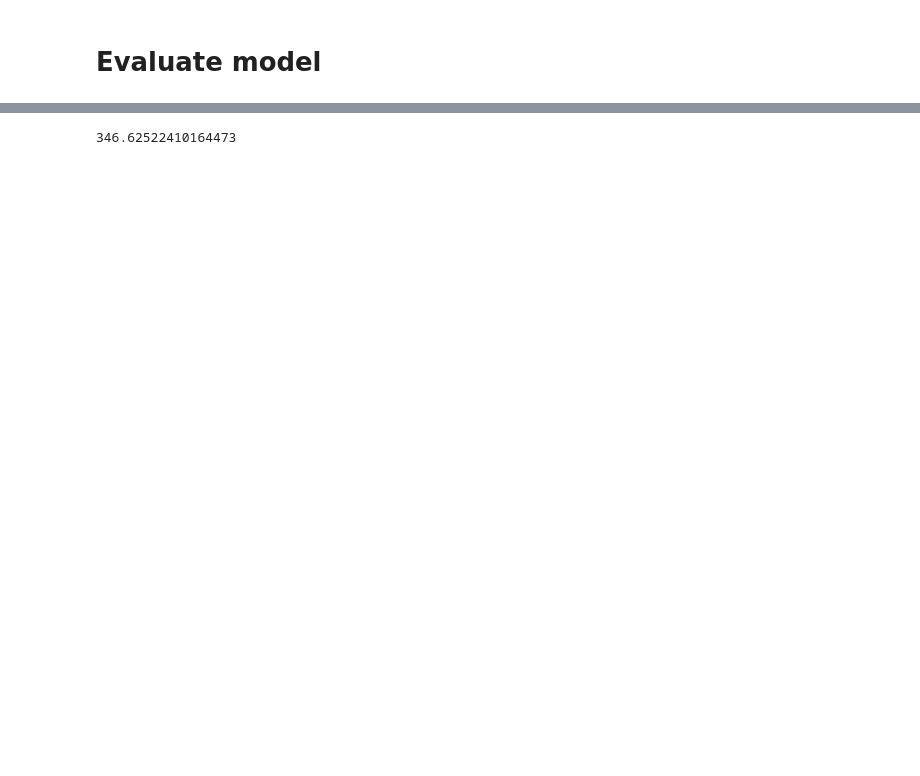
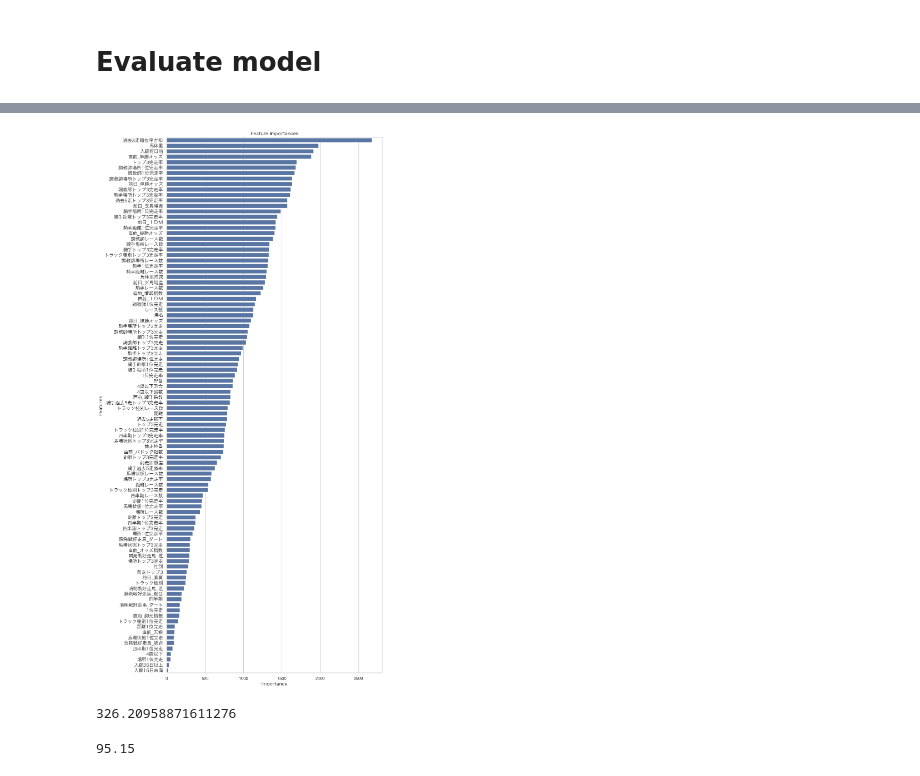
Before and after one commit to hankehly/JapanHorseRaceAnalytics, a Jupyter notebook: Training.ipynb, the cells around one changed output, grey strips where cells are left out. Drawn from its saved outputs; the diff is of its cells as text; code cells hidden in the pictures; blank space fills up the shorter version.

Commit message:
Visualize feature importances

```diff
--- a/Training.ipynb
+++ b/Training.ipynb
@@ -20,7 +20,7 @@ feature_dtypes = {
     # "単勝払戻金",
     # "複勝的中",
     # "複勝払戻金",
-    "本賞金": "float",
+    # "本賞金": "float",
     # "収得賞金",
     # "血統登録番号",
     "瞬発戦好走馬_芝": "category",
@@ -342,16 +321,54 @@ X_test
+# %%
+import matplotlib.pyplot as plt
+import seaborn as sns
+import matplotlib.font_manager as fm
+
+
+feature_importances = (
+    pd.DataFrame({'feature': X_train.columns, 'importance': final_model.feature_importances_})
+    .sort_values(by='importance', ascending=False)
+)
+
+jp_font = fm.FontProperties(fname='/System/Library/Fonts/ヒラギノ角ゴシック W3.ttc')
+
+sns.set(style="whitegrid")
+plt.figure(figsize=(10, 25))
+
+ax = sns.barplot(x="importance", y="feature", data=feature_importances)
+ax.set_title('Feature Importances', fontproperties=jp_font)
+ax.set_xlabel('Importance', fontproperties=jp_font)
+ax.set_ylabel('Features', fontproperties=jp_font)
+
+for label in ax.get_yticklabels():
+    label.set_fontproperties(jp_font)
+
+plt.show()
+# %% [output]
+[figure, added]
 # %%
-df_results = (
+results = (
     X_test
-    .assign(final_pred=final_pred)
+    .assign(pred=final_pred)
     .join(data[["レースキー", "馬番", "複勝払戻金", "複勝的中"]], how="left")
     .rename(columns={"複勝的中": "actual"})
 )
 
-# 払戻金額 = sum(複勝払戻金) where final_pred = True and actual = True
-total_payoff_amount = df_results[(df_results.final_pred == True) & (df_results.actual == True)]["複勝払戻金"].sum()
-# 購入金額 = number of rows where final_pred = True * 100
-total_bet_amount = len(df_results[df_results.final_pred == True]) * 100
+# 払戻金額 = sum(複勝払戻金) where pred = True and actual = True
+total_payoff_amount = results[(results.pred == True) & (results.actual == True)]["複勝払戻金"].sum()
+# 購入金額 = number of rows where pred = True * 100
+total_bet_amount = len(results[results.pred == True]) * 100
 # 回収率 = 払戻金額 / 購入金額 * 100
 total_payoff_amount / total_bet_amount * 100
 # %% [output]
-346.62522410164473
+326.20958871611276
+# %%
+# to_char((select count(*) from bets), 'FM999,999,999') total_bets,
+total_bets = len(results[results.pred == True])
+# to_char(count(*), 'FM999,999,999') total_hits,
+total_hits = len(results[(results.pred == True) & (results.actual == True)])
+# round(cast(count(*) as numeric) / (select count(*) from bets) * 100, 2) hit_rate,
+hit_rate = round(total_hits / total_bets * 100, 2)
+
+hit_rate
+# %% [output]
+95.15
```
Also changed, not shown: parts of 5 cells of this notebook, 2 other files.
